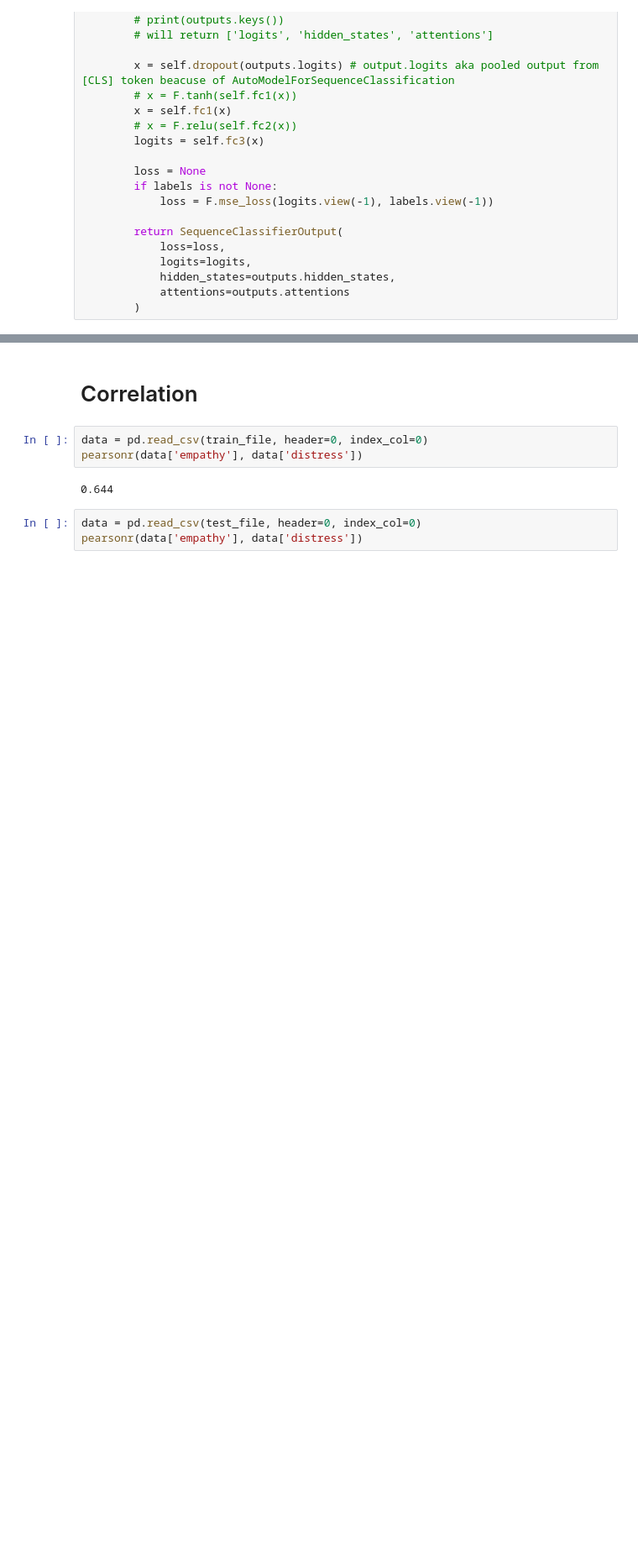
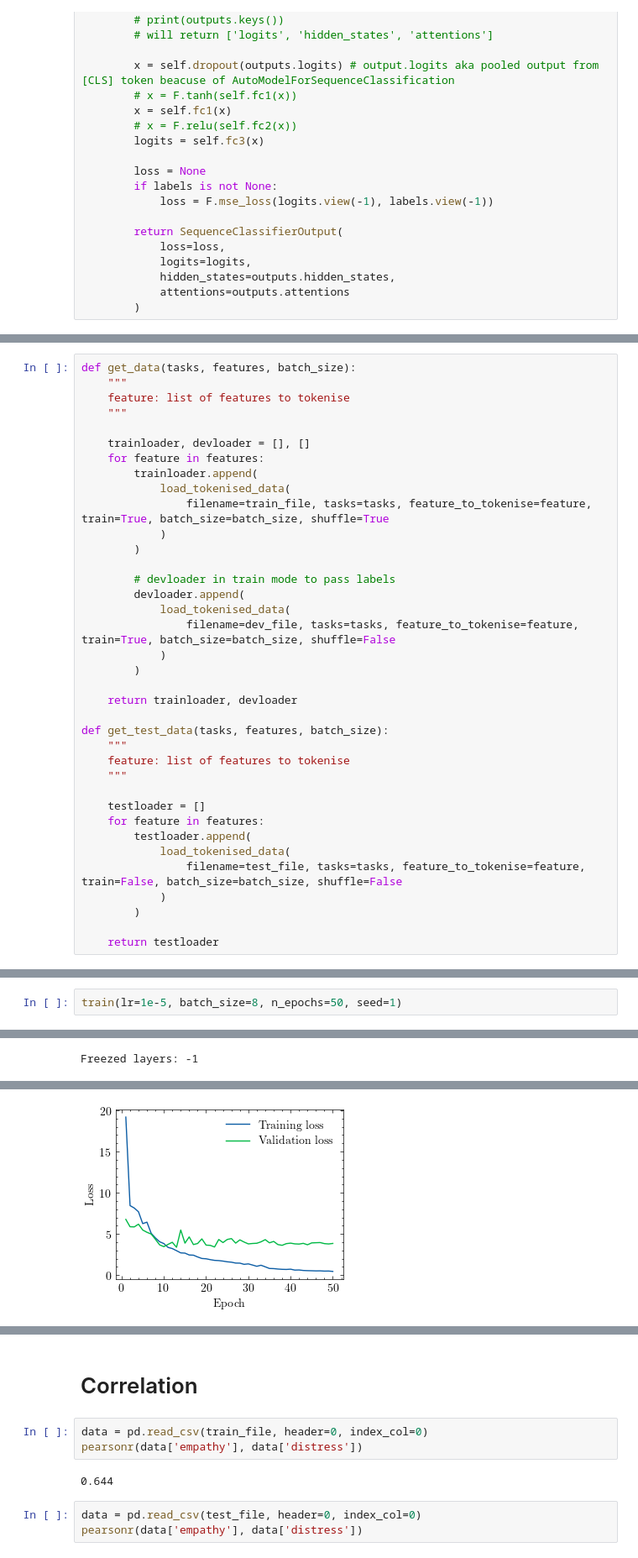
Before and after one commit to hasan-rakibul/LLM-GEm, a Jupyter notebook: main.ipynb, the cells around one changed output, grey strips where cells are left out. Shown at 84% size. Saved outputs shown, nothing was run; the diff lists cells and outputs as text; blank space fills up the shorter version.

```diff
--- a/main.ipynb
+++ b/main.ipynb
@@ -1047,0 +867,37 @@ pearson_r: 0.772
+# %%
+def get_data(tasks, features, batch_size):
+    """
+    feature: list of features to tokenise
+    """
+
+    trainloader, devloader = [], []
+    for feature in features:
+        trainloader.append(
+            load_tokenised_data(
+                filename=train_file, tasks=tasks, feature_to_tokenise=feature, train=True, batch_size=batch_size, shuffle=True
+            )
+        )
+
+        # devloader in train mode to pass labels
+        devloader.append(
+            load_tokenised_data(
+                filename=dev_file, tasks=tasks, feature_to_tokenise=feature, train=True, batch_size=batch_size, shuffle=False
+            )
+        )
+
+    return trainloader, devloader
+
+def get_test_data(tasks, features, batch_size):
+    """
+    feature: list of features to tokenise
+    """
+
+    testloader = []
+    for feature in features:
+        testloader.append(
+            load_tokenised_data(
+                filename=test_file, tasks=tasks, feature_to_tokenise=feature, train=False, batch_size=batch_size, shuffle=False
+            )
+        )
+
+    return testloader
@@ -1047,0 +1091,3 @@ pearson_r: 0.772
+# %%
+train(lr=1e-5, batch_size=8, n_epochs=50, seed=1)
+# %% [output]
@@ -1047,0 +1097 @@ pearson_r: 0.772
+Freezed layers: -1
@@ -1047,0 +1115 @@ pearson_r: 0.772
+[figure, added]
```
Also changed, not shown: parts of 56 cells of this notebook, 4 other files.
